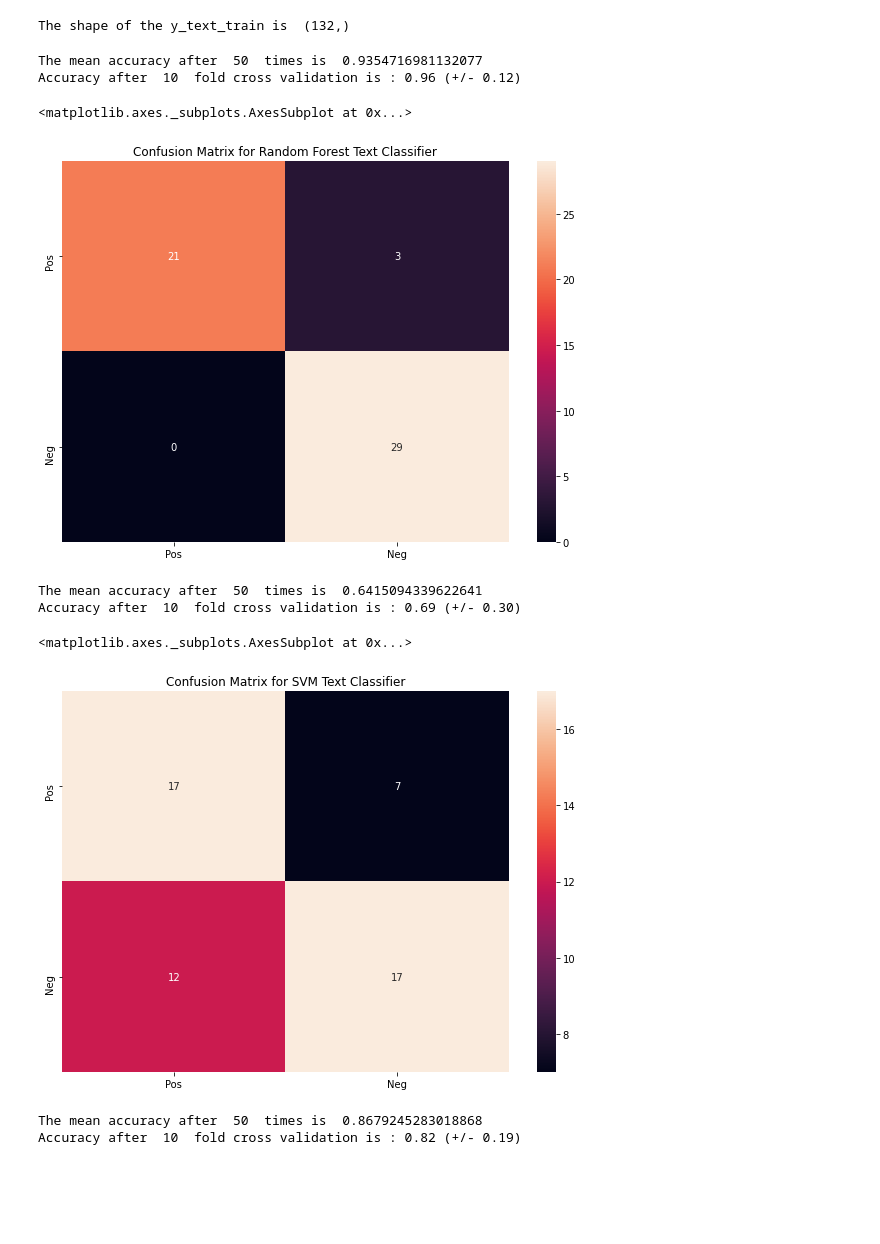
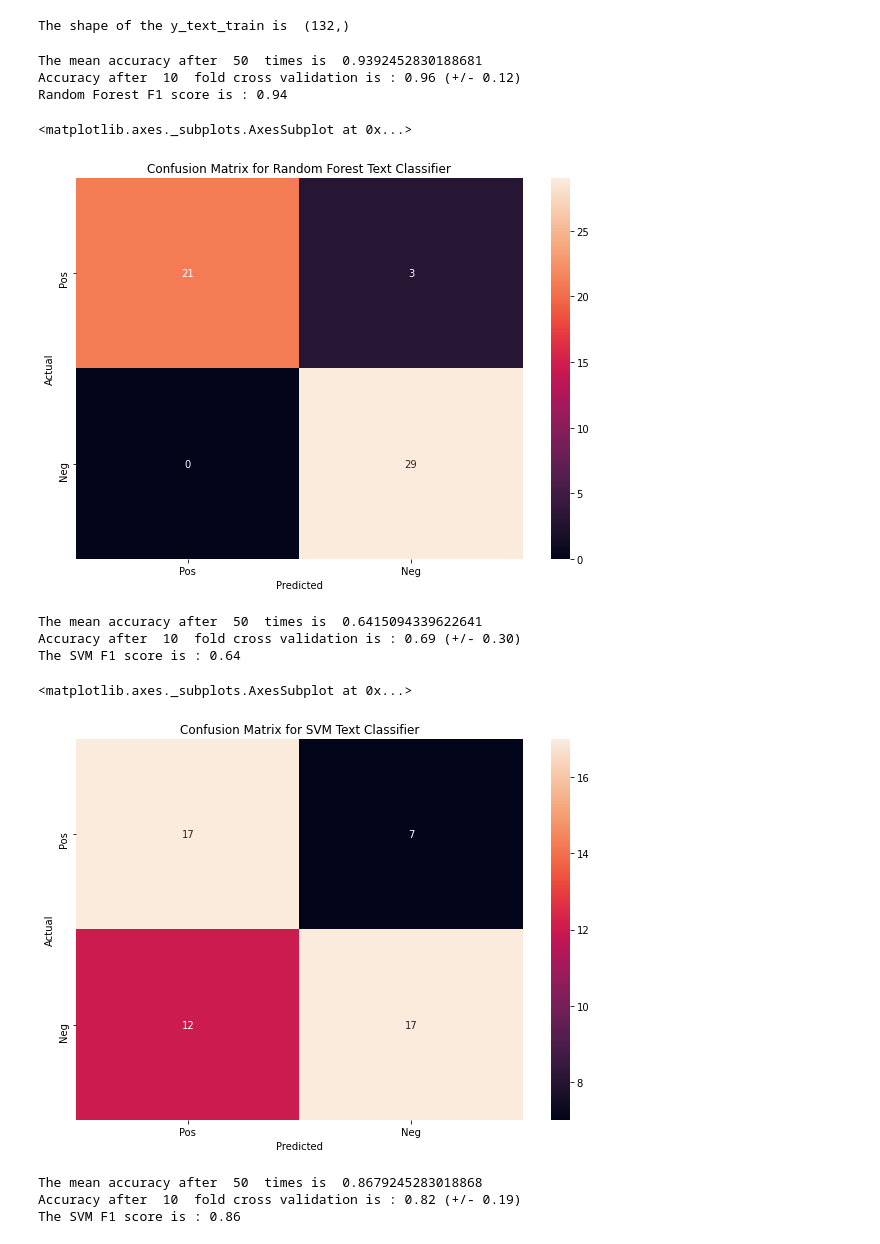
Before and after one commit to mnauf/covid, a Jupyter notebook: Machine_Learning_Text_Model.ipynb, the cells around one changed output. Drawn from its saved outputs; the diff is of its cells as text; code cells hidden in the pictures; blank space fills up the shorter version.

Commit message:
RF F1-score: .94

```diff
--- a/Machine_Learning_Text_Model.ipynb
+++ b/Machine_Learning_Text_Model.ipynb
@@ -301,28 +300,32 @@ X_train, X_test, y_train, y_test = train_test_split(input_x_array, y_text_array,
 scores = cross_val_score(model, X_train, y_train, cv=cv)
 rf_cv_acc , rf_cv_std = scores.mean() , scores.std()
 print("Accuracy after " , cv , " fold cross validation is : %0.2f (+/- %0.2f)" % (scores.mean(), scores.std() * 2))
+
+rf_f1_score = f1_score(y_val, predictions_rf, average='macro')
+print("Random Forest F1 score is : %0.2f" % (rf_f1_score))
 # %% [output]
-The mean accuracy after  50  times is  0.9354716981132077
+The mean accuracy after  50  times is  0.9392452830188681
 Accuracy after  10  fold cross validation is : 0.96 (+/- 0.12)
+Random Forest F1 score is : 0.94
 # %%
 # RF Heatmap
 
 
 CM = confusion_matrix(y_val, predictions_rf)
 
 
 
 df_cm = pd.DataFrame(CM, index = ["Pos" , "Neg"],
                   columns = ["Pos" , "Neg"])
 plt.figure(figsize = (10,7))
 
 plt.title('Confusion Matrix for Random Forest Text Classifier')
-plt.xlabel('Predicted')
-plt.ylabel('True Values')
+df_cm.index.name = 'Actual'
+df_cm.columns.name = 'Predicted'
 seaborn.heatmap(df_cm, annot=True)
 # %% [output]
 <matplotlib.axes._subplots.AxesSubplot at 0x...>
-[figure, old version]
+[figure, new version]
 # %%
 #  SVM
 def svm_model(x_train , y_train , x_test , y_test , kernel , C):
@@ -363,9 +366,13 @@ X_train, X_test, y_train, y_test = train_test_split(input_x_array, y_text_array,
 scores = cross_val_score(model, X_train, y_train, cv=cv)
 svm_cv_acc , svm_cv_std = scores.mean() , scores.std()
 print("Accuracy after " , cv , " fold cross validation is : %0.2f (+/- %0.2f)" % (scores.mean(), scores.std() * 2))
+
+svm_f1_score = f1_score(y_val, predictions_svm, average='macro')
+print("The SVM F1 score is : %0.2f" % (svm_f1_score))
 # %% [output]
 The mean accuracy after  50  times is  0.6415094339622641
 Accuracy after  10  fold cross validation is : 0.69 (+/- 0.30)
+The SVM F1 score is : 0.64
 # %%
 # SVM Heatmap
 
@@ -377,13 +384,13 @@ CM = confusion_matrix(y_val, predictions_svm)
 df_cm = pd.DataFrame(CM, index = ["Pos" , "Neg"],
                   columns = ["Pos" , "Neg"])
 plt.figure(figsize = (10,7))
-plt.xlabel('Predicted')
-plt.ylabel('True Values')
+df_cm.index.name = 'Actual'
+df_cm.columns.name = 'Predicted'
 plt.title('Confusion Matrix for SVM Text Classifier')
 seaborn.heatmap(df_cm, annot=True)
 # %% [output]
 <matplotlib.axes._subplots.AxesSubplot at 0x...>
-[figure, old version]
+[figure, new version]
 # %%
 # Logistic Regression
 
@@ -419,9 +426,13 @@ scores = cross_val_score(model, X_train, y_train, cv=cv)
 
 log_cv_acc , log_cv_std = scores.mean() , scores.std()
 print("Accuracy after " , cv , " fold cross validation is : %0.2f (+/- %0.2f)" % (scores.mean(), scores.std() * 2))
+
+log_reg_f1_score = f1_score(y_val, predictions_log, average='macro')
+print("The Logistic Regression F1 score is : %0.2f" % (log_reg_f1_score))
 # %% [output]
 The mean accuracy after  50  times is  0.8679245283018868
 Accuracy after  10  fold cross validation is : 0.82 (+/- 0.19)
+The SVM F1 score is : 0.86
 # %%
 # Logistic Regression Heatmap
 
```
Also changed, not shown: parts of 4 cells of this notebook.
